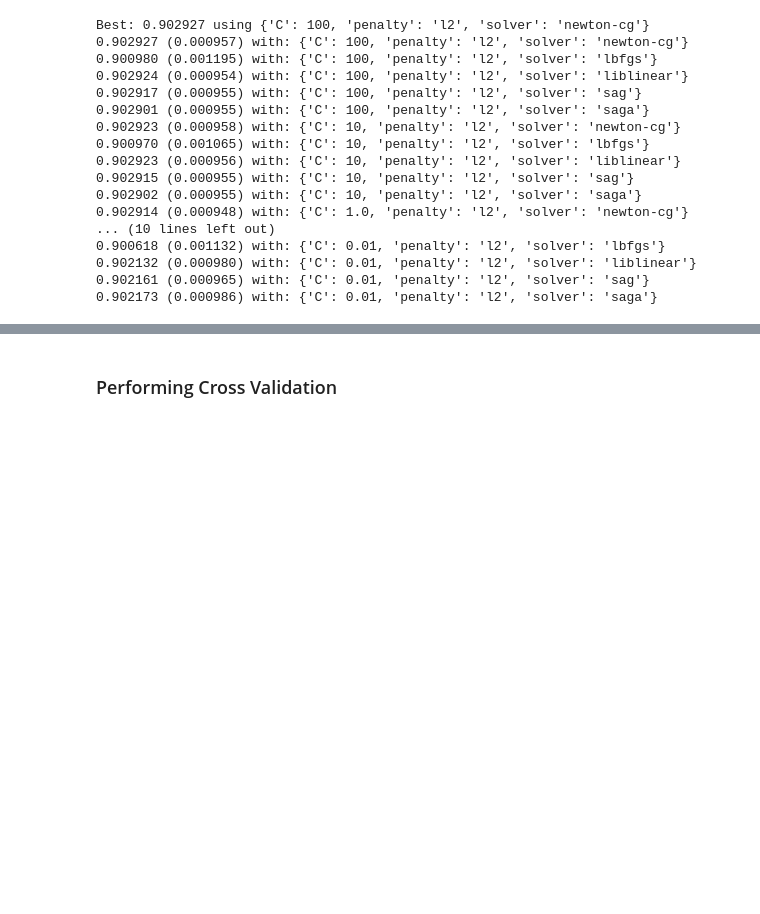
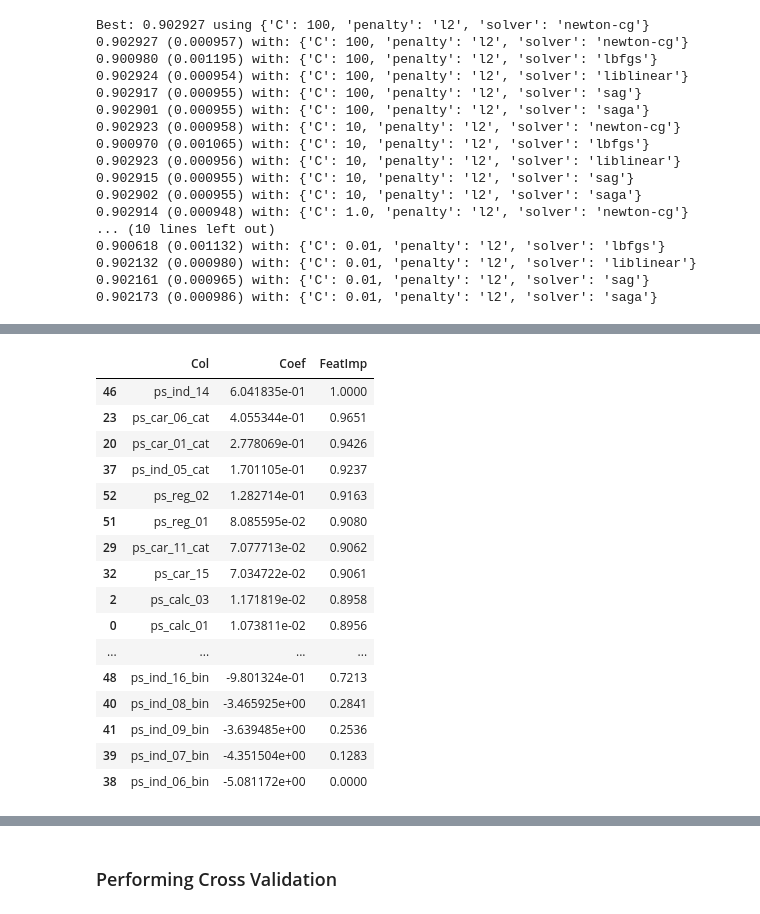
Before and after one commit to raghavendra17/Auto-Insurance-Claim-Predicton, a Jupyter notebook: Logistic Regression.ipynb, the cells around one changed output, grey strips where cells are left out. Cells and saved outputs as stored; diff of their text form; code cells hidden in the pictures; blank space fills up the shorter version.

```diff
--- a/Logistic Regression.ipynb
+++ b/Logistic Regression.ipynb
@@ -288,0 +327,28 @@ Best: 0.902927 using {'C': 100, 'penalty': 'l2', 'solver': 'newton-cg'}
+# %%
+#Group OneHotEncoded features
+feat_imp["Col"] = feat_imp["Col"].apply(lambda x: (x.split('cat')[0]+'cat') if 'cat' in x else x)
+feat_imp = feat_imp.groupby("Col",as_index=False).sum().sort_values("Coef", ascending=False)
+#Scale Weights
+feat_imp["FeatImp"] = (
+        (feat_imp["Coef"] - feat_imp["Coef"].min())
+        / (feat_imp["Coef"].max() - feat_imp["Coef"].min())
+    ).round(4)
+feat_imp
+# %% [output]
+|  | Col | Coef | FeatImp |
+| 46 | ps_ind_14 | 6.041835e-01 | 1.0000 |
+| 23 | ps_car_06_cat | 4.055344e-01 | 0.9651 |
+| 20 | ps_car_01_cat | 2.778069e-01 | 0.9426 |
+| 37 | ps_ind_05_cat | 1.701105e-01 | 0.9237 |
+| 52 | ps_reg_02 | 1.282714e-01 | 0.9163 |
+| 51 | ps_reg_01 | 8.085595e-02 | 0.9080 |
+| 29 | ps_car_11_cat | 7.077713e-02 | 0.9062 |
+| 32 | ps_car_15 | 7.034722e-02 | 0.9061 |
+| 2 | ps_calc_03 | 1.171819e-02 | 0.8958 |
+| 0 | ps_calc_01 | 1.073811e-02 | 0.8956 |
+| ... | ... | ... | ... |
+| 48 | ps_ind_16_bin | -9.801324e-01 | 0.7213 |
+| 40 | ps_ind_08_bin | -3.465925e+00 | 0.2841 |
+| 41 | ps_ind_09_bin | -3.639485e+00 | 0.2536 |
+| 39 | ps_ind_07_bin | -4.351504e+00 | 0.1283 |
+| 38 | ps_ind_06_bin | -5.081172e+00 | 0.0000 |
```
Also changed, not shown: parts of 4 cells of this notebook.
